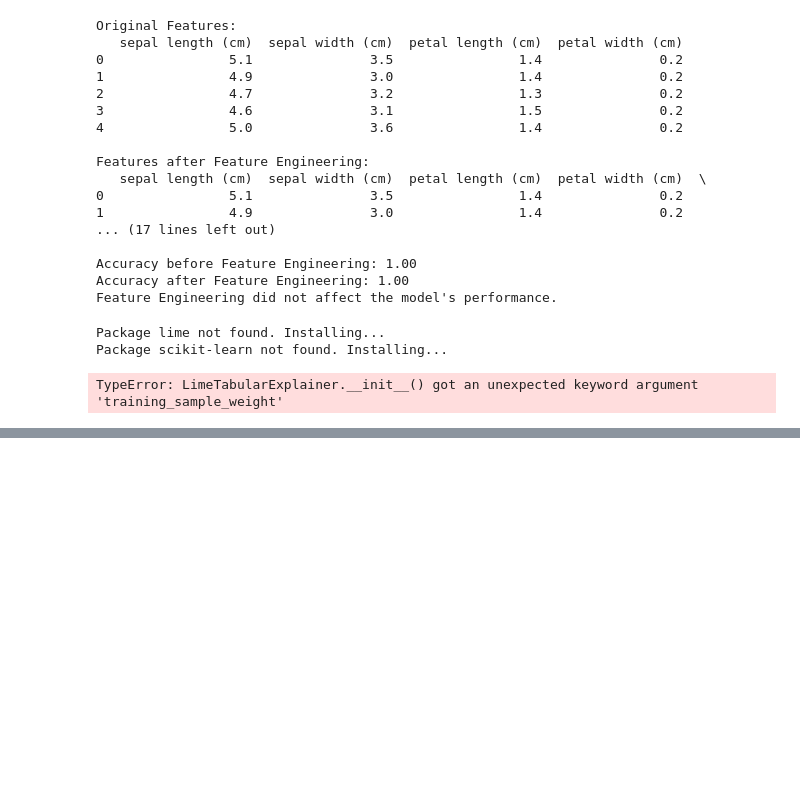
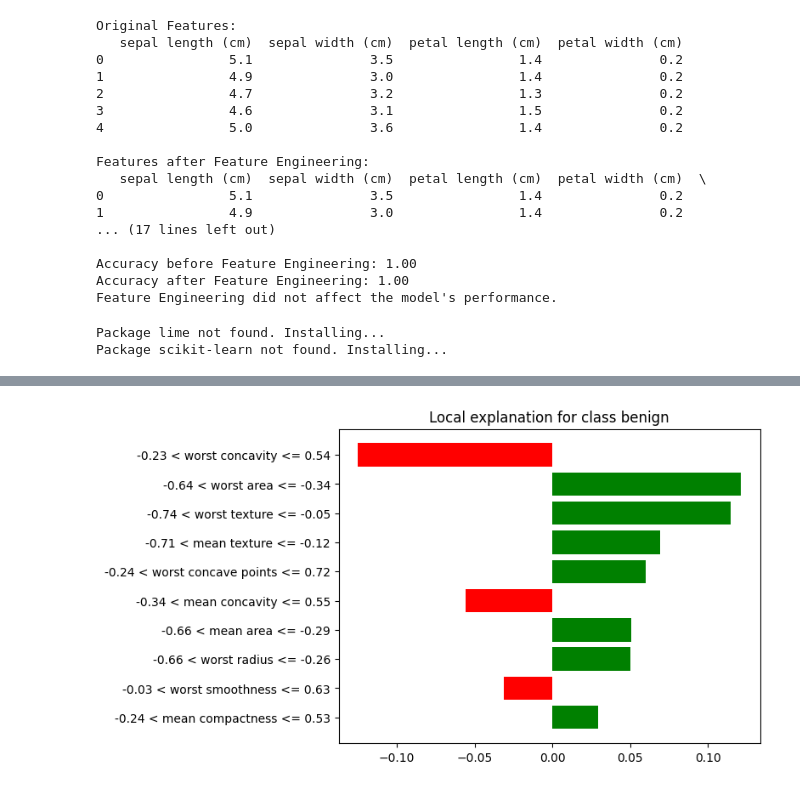
Before and after one commit to YangGuiBee/ML, a Jupyter notebook: TextBook-15/ex15.ipynb, the cells around one changed output, grey strips where cells are left out. Cells and saved outputs as stored; diff of their text form; code cells hidden in the pictures; blank space fills up the shorter version.

```diff
--- a/TextBook-15/ex15.ipynb
+++ b/TextBook-15/ex15.ipynb
@@ -1138,7 +1138,7 @@ Feature Engineering did not affect the model's performance.
 # %%
 #############################################################
 # [2] 모델 복잡도 및 일반화
-# [2-6] 모델 해석성(Model Interpretability) : LIME, SHAP
+# [2-6] 모델 해석성(Model Interpretability) : LIME
 #############################################################
 import subprocess
 import sys
@@ -1178,12 +1178,11 @@ X_test_scaled = scaler.transform(X_test)
 model = xgb.XGBClassifier(eval_metric='logloss')
 model.fit(X_train_scaled, y_train)
 
-# LIME explainer 생성
+# LIME explainer 생성 (training_sample_weight 인자 제거)
 explainer = lime.lime_tabular.LimeTabularExplainer(
     training_data=X_train_scaled,
     training_labels=y_train,
     mode="classification",
-    training_sample_weight=None,
     feature_names=data.feature_names,
     class_names=data.target_names,
     discretize_continuous=True
@@ -1202,4 +1201,3 @@ plt.show()
 # %% [output]
 Package lime not found. Installing...
 Package scikit-learn not found. Installing...
-TypeError: LimeTabularExplainer.__init__() got an unexpected keyword argument 'training_sample_weight'
@@ -1205,0 +1205 @@ TypeError: LimeTabularExplainer.__init__() got an unexpected keyword argument 't
+[figure, added]
```
Also changed, not shown: parts of 2 cells of this notebook.
